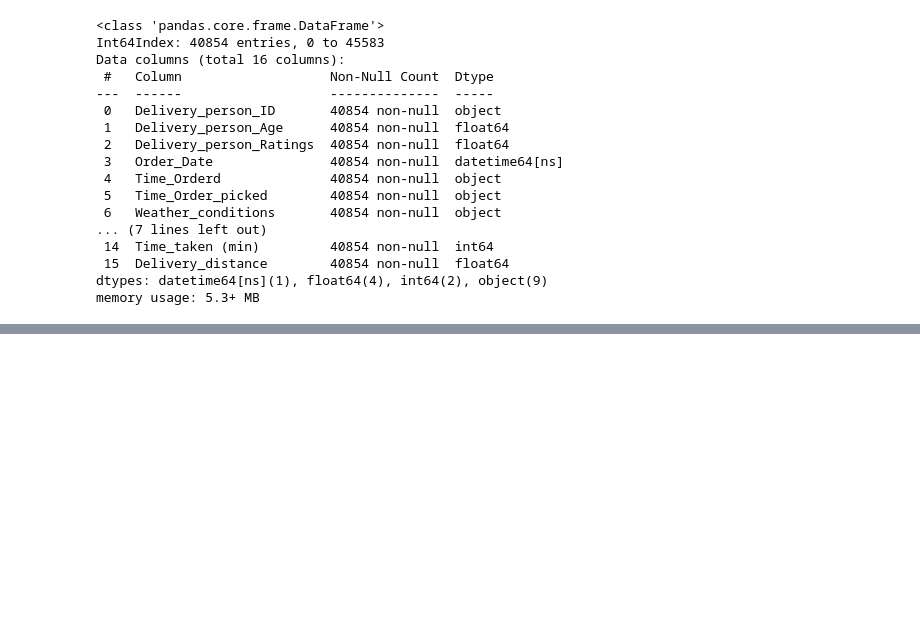
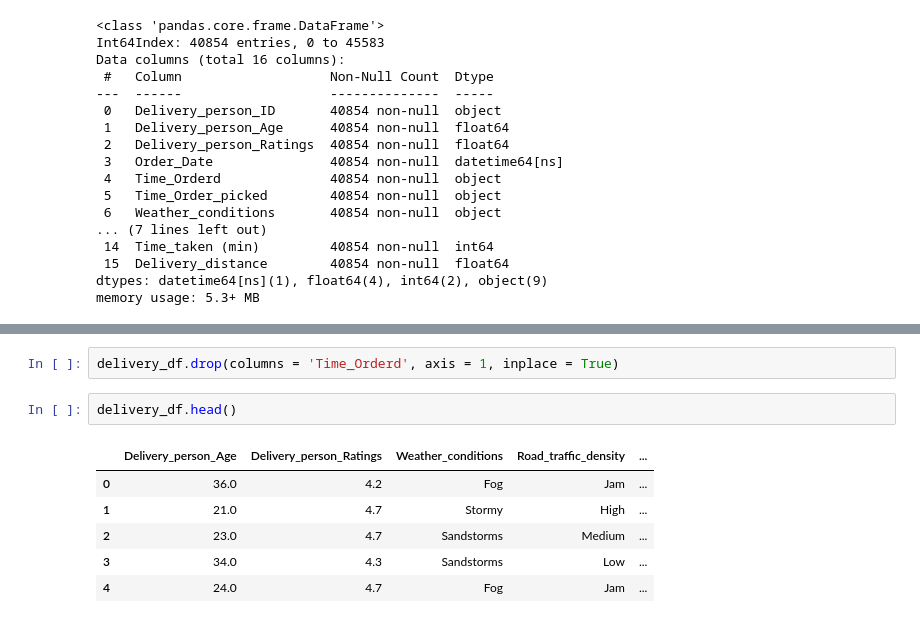
Before and after one commit to abhijitchak103/DelayTimePrediction, a Jupyter notebook: notebooks/Data_Transformation.ipynb, the cells around one changed output, grey strips where cells are left out. Cells and saved outputs as stored; diff of their text form; blank space fills up the shorter version.

```diff
--- a/notebooks/Data_Transformation.ipynb
+++ b/notebooks/Data_Transformation.ipynb
@@ -419,0 +450,11 @@ clean_time("24:05:00")
+# %%
+delivery_df.drop(columns = 'Time_Orderd', axis = 1, inplace = True)
+# %%
+delivery_df.head()
+# %% [output]
+|  | Delivery_person_Age | Delivery_person_Ratings | Weather_conditions | Road_traffic_density | ... |
+| 0 | 36.0 | 4.2 | Fog | Jam | ... |
+| 1 | 21.0 | 4.7 | Stormy | High | ... |
+| 2 | 23.0 | 4.7 | Sandstorms | Medium | ... |
+| 3 | 34.0 | 4.3 | Sandstorms | Low | ... |
+| 4 | 24.0 | 4.7 | Fog | Jam | ... |
```
Also changed, not shown: parts of 39 cells of this notebook.
